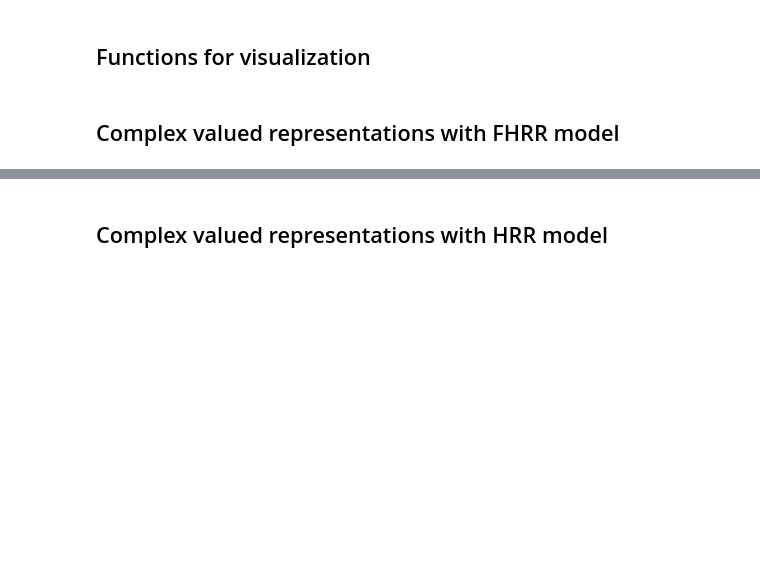
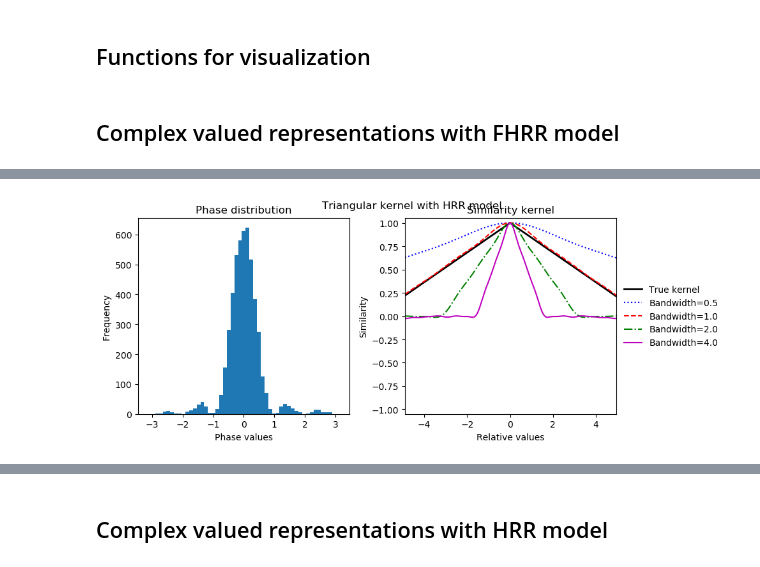
Before and after one commit to hyperdimensional-computing/torchhd, a Jupyter notebook: examples/fractional_power_encoding_kernels.ipynb, the cells around one changed output, grey strips where cells are left out. Drawn from its saved outputs; the diff is of its cells as text; code cells hidden in the pictures; blank space fills up the shorter version.

Commit message:
Added squared sinc distribution to create triangular kernel shape in the FPE example script

```diff
--- a/examples/fractional_power_encoding_kernels.ipynb
+++ b/examples/fractional_power_encoding_kernels.ipynb
@@ -244,3 +246,77 @@ visualize_one_dimensional_bandwidth(
+# %%
+
+## Gaussian kernel
+
+# Phase distribution for triangular kernel (squared sinc function)
+class SquaredSincDistribution(torch.distributions.Distribution):
+    def __init__(self, loc=0, scale=1):
+        self.loc = loc  # Mean
+        self.scale = scale  # Standard deviation
+
+    def sinc(self, x):
+        # squared sinc function implementation
+        return torch.sinc(x)**2
+
+    def sample(self, sample_shape=torch.Size()):
+        sample_shape = torch.Size(sample_shape)
+        # Rejection sampling from the squared sinc distribution using a proposal distribution (uniform in range -pi and pi)
+        proposal_dist = torch.distributions.uniform.Uniform(-math.pi, math.pi)
+
+        if sample_shape.numel() == 1:
+            samples = proposal_dist.sample(sample_shape)
+        else:
+            samples = []
+
+            while len(samples) < sample_shape.numel():
+                proposed_samples = proposal_dist.sample(sample_shape)
+                acceptance_prob = torch.rand(sample_shape)
+
+                accepted_samples = proposed_samples[acceptance_prob < self.sinc((proposed_samples - self.loc) / self.scale)]
+                samples.extend(accepted_samples.tolist())
+            samples = torch.tensor(samples[:sample_shape.numel()])
+            samples = torch.reshape(samples, sample_shape)
+
+        return samples
+
+
+kernel_shape = SquaredSincDistribution(0,1)
+true_kernel_values = 1 - torch.abs(values - val) * 1 / (2 * math.pi)
+
+# Compute FPEs and their similarities for different values of bandwidth
+
+# Creat the initial object
+fpe = torchhd.embeddings.FractionalPower(
+    1, dimensions, distribution=kernel_shape, bandwidth=1.0, vsa=vsa_model
+)
+fpes = fpe(values.view(-1, 1))
+dp_b_1 = fpes.dot_similarity(fpes) / norm_factor
+
+fpe.bandwidth = 0.5
+fpes = fpe(values.view(-1, 1))
+dp_b_05 = fpes.dot_similarity(fpes) / norm_factor
+
+fpe.bandwidth = 2.0
+fpes = fpe(values.view(-1, 1))
+dp_b_2 = fpes.dot_similarity(fpes) / norm_factor
+
+fpe.bandwidth = 4.0
+fpes = fpe(values.view(-1, 1))
+dp_b_4 = fpes.dot_similarity(fpes) / norm_factor
+
+# Visualize the results
+visualize_one_dimensional_bandwidth(
+    fpe,
+    values,
+    ind,
+    dp_b_05,
+    dp_b_1,
+    dp_b_2,
+    dp_b_4,
+    true_kernel_values,
+    "Triangular kernel with HRR model",
+)
+# %% [output]
+[figure, added]
 # %%
 ## Periodic Sinc kernel
 
```
Also changed, not shown: parts of 16 cells of this notebook.
